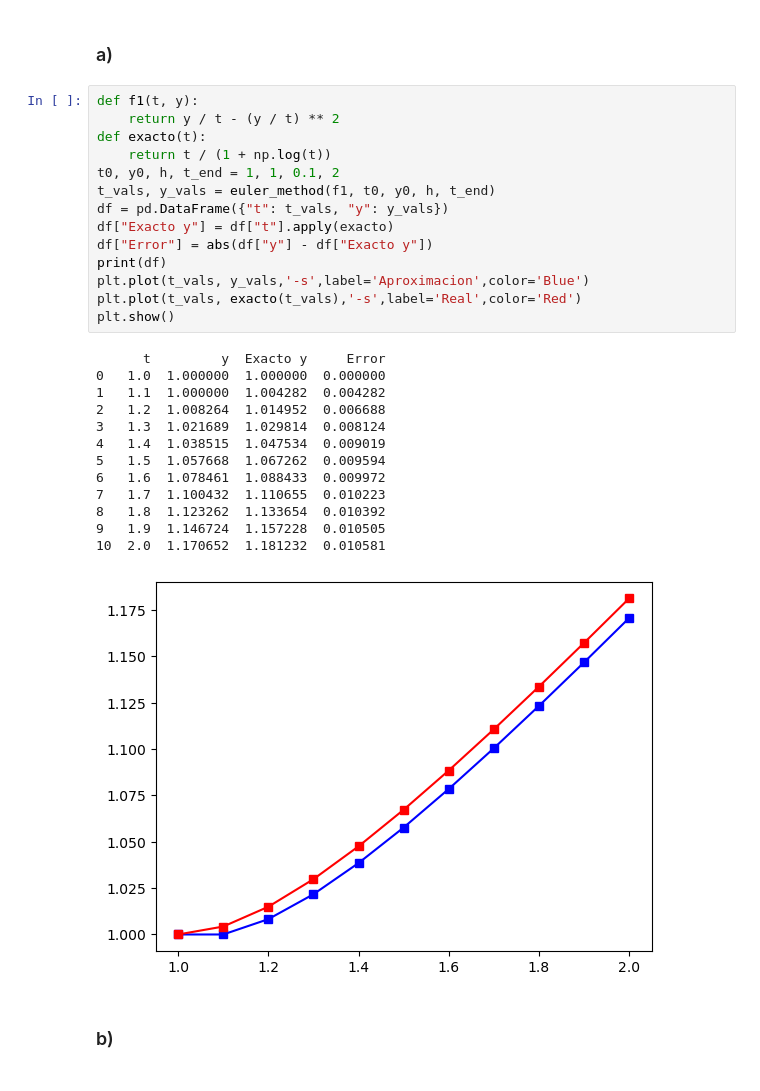
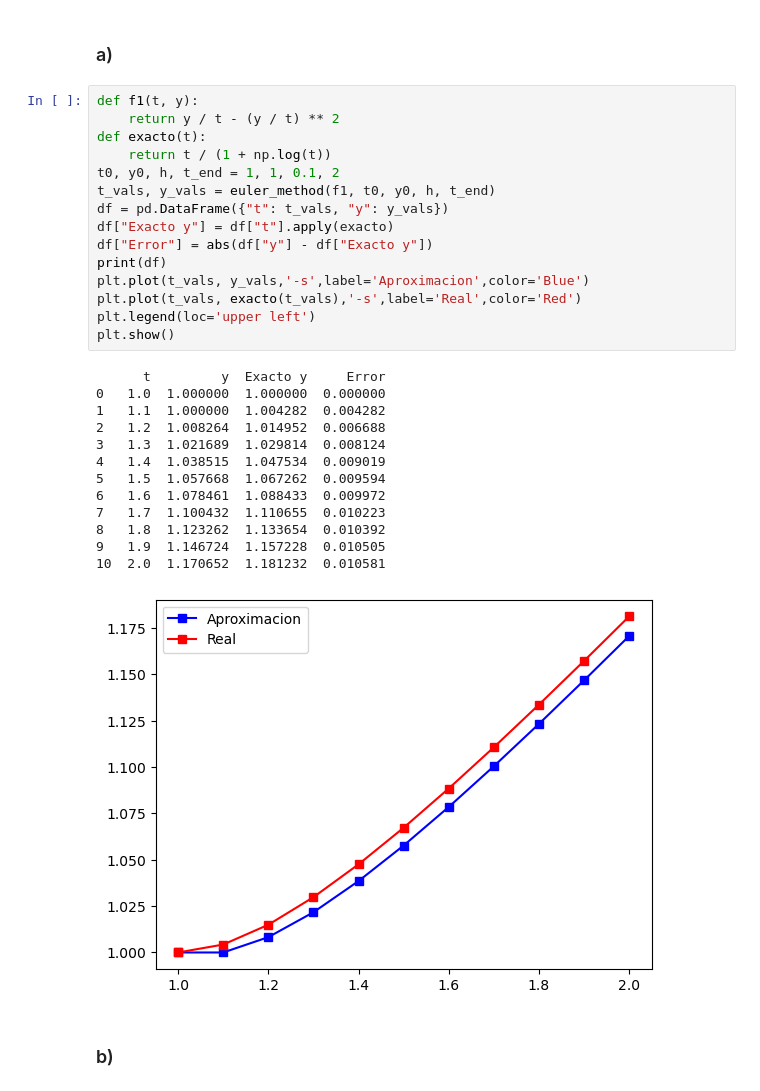
Before and after one commit to Boris-epn/tarea-12, a Jupyter notebook: tarea12.ipynb, the cells around one changed output. Cells and saved outputs as stored; diff of their text form.

```diff
--- a/tarea12.ipynb
+++ b/tarea12.ipynb
@@ -123,31 +123,32 @@ plt.show()
 # %%
 def f1(t, y):
     return y / t - (y / t) ** 2
 def exacto(t):
     return t / (1 + np.log(t))
 t0, y0, h, t_end = 1, 1, 0.1, 2
 t_vals, y_vals = euler_method(f1, t0, y0, h, t_end)
 df = pd.DataFrame({"t": t_vals, "y": y_vals})
 df["Exacto y"] = df["t"].apply(exacto)
 df["Error"] = abs(df["y"] - df["Exacto y"])
 print(df)
 plt.plot(t_vals, y_vals,'-s',label='Aproximacion',color='Blue')
 plt.plot(t_vals, exacto(t_vals),'-s',label='Real',color='Red')
+plt.legend(loc='upper left')
 plt.show()
 # %% [output]
       t         y  Exacto y     Error
 0   1.0  1.000000  1.000000  0.000000
 1   1.1  1.000000  1.004282  0.004282
 2   1.2  1.008264  1.014952  0.006688
 3   1.3  1.021689  1.029814  0.008124
 4   1.4  1.038515  1.047534  0.009019
 5   1.5  1.057668  1.067262  0.009594
 6   1.6  1.078461  1.088433  0.009972
 7   1.7  1.100432  1.110655  0.010223
 8   1.8  1.123262  1.133654  0.010392
 9   1.9  1.146724  1.157228  0.010505
 10  2.0  1.170652  1.181232  0.010581
-[figure, old version]
+[figure, new version]
 # %% [markdown]
 ### b)
 # %%
```
Also changed, not shown: parts of 13 cells of this notebook, 1 other file.
